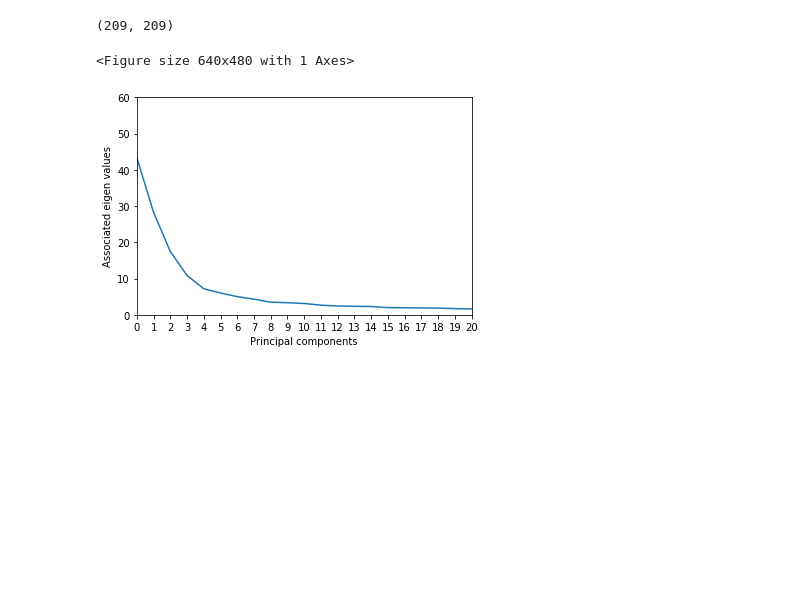
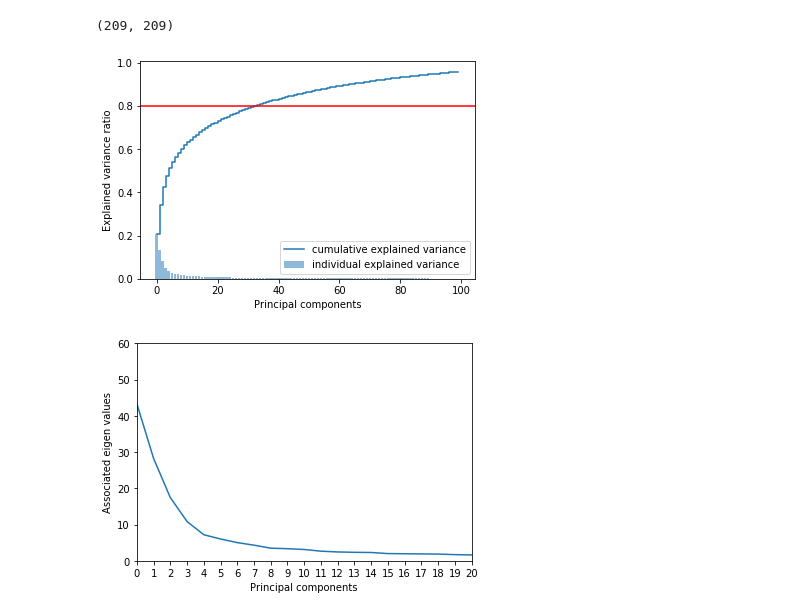
Before and after one commit to scleeza/PCA-and-HotellingT, a Jupyter notebook: 614project.ipynb, the cells around one changed output. Saved outputs shown, nothing was run; the diff lists cells and outputs as text; code cells hidden in the pictures; blank space fills up the shorter version.

```diff
--- a/614project.ipynb
+++ b/614project.ipynb
@@ -36,12 +63,17 @@ cum_var_exp=np.cumsum(var_exp)
 # %%
 #Pareto plot
 import matplotlib.pyplot as plt
-plt.bar(range(len(eigen_vals)),var_exp,alpha=0.5, label='individual explained variance')
-plt.step(range(len(eigen_vals)), cum_var_exp, where='post',label='cumulative explained variance')
+fig,ax = plt.subplots()
+# plt.bar(range(len(eigen_vals)),var_exp,alpha=0.5, label='individual explained variance')
+# plt.step(range(len(eigen_vals)), cum_var_exp, where='post',label='cumulative explained variance')
+
+plt.bar(range(100),var_exp[:100],alpha=0.5, label='individual explained variance')
+plt.step(range(100), cum_var_exp[:100], where='post',label='cumulative explained variance')
 plt.axhline(y=0.8,color='r')
 plt.ylabel('Explained variance ratio')
 plt.xlabel('Principal components')
 plt.legend(loc='best')
 plt.show()
+fig.savefig('images/pareto.png')
 # %% [output]
-<Figure size 640x480 with 1 Axes>
+[figure, added]
```
Also changed, not shown: parts of 17 cells of this notebook, 16 other files.
